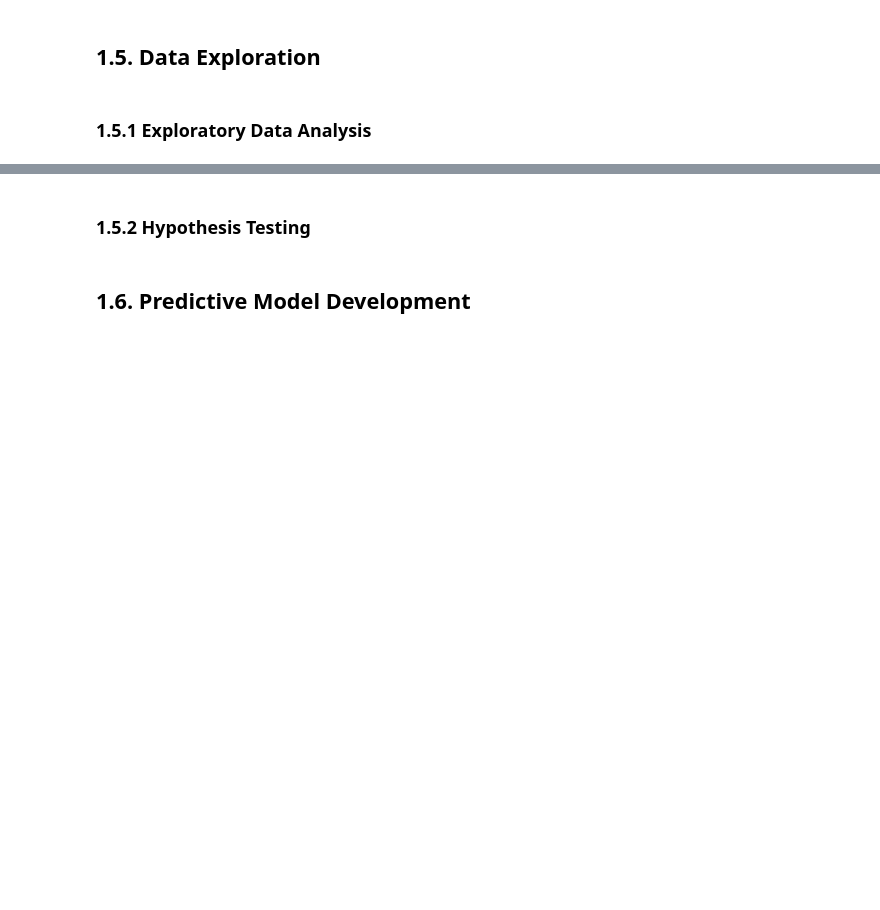
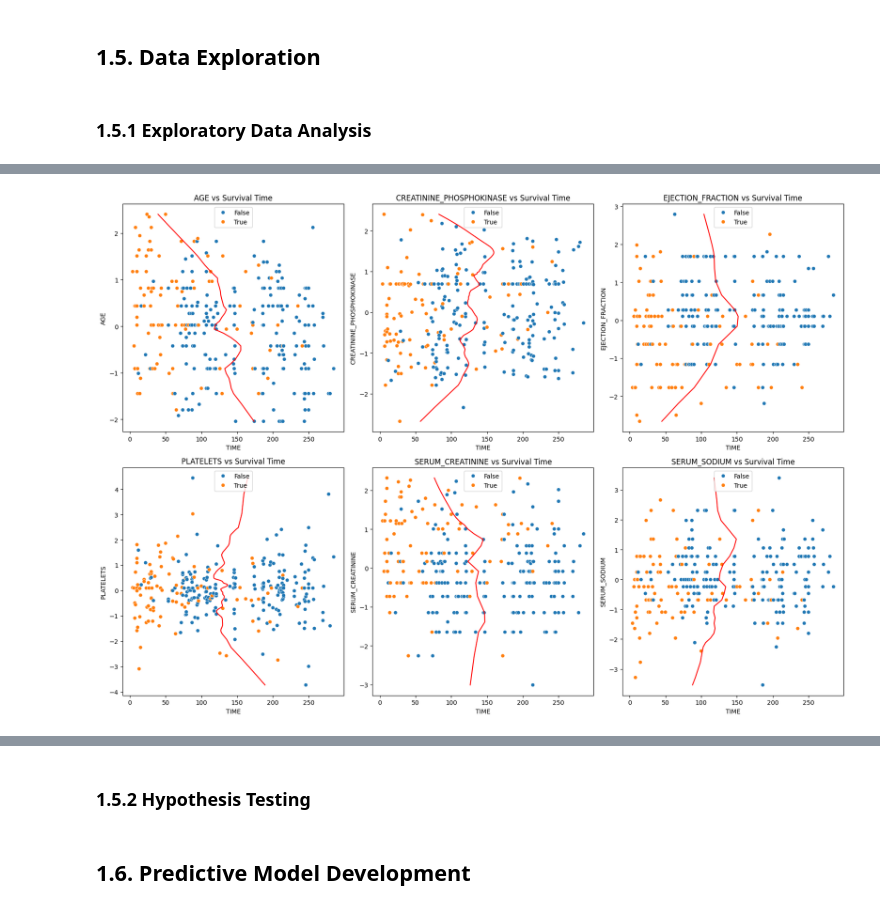
Before and after one commit to JohnPaulinePineda/Portfolio_Project_55, a Jupyter notebook: codes/EstimatingHeartFailureSurvivalRiskProfilesFromCardiovascularHematologicAndMetabolicMarkers.ipynb, the cells around one changed output, grey strips where cells are left out. Cells and saved outputs as stored; diff of their text form; code cells hidden in the pictures; blank space fills up the shorter version.

```diff
--- a/codes/EstimatingHeartFailureSurvivalRiskProfilesFromCardiovascularHematologicAndMetabolicMarkers.ipynb
+++ b/codes/EstimatingHeartFailureSurvivalRiskProfilesFromCardiovascularHematologicAndMetabolicMarkers.ipynb
@@ -1007,0 +1094,17 @@ display(numeric_column_outlier_summary)
+# %%
+##################################
+# Exploring the relationships between
+# the numeric predictors and survival time
+##################################
+plt.figure(figsize=(17, 12))
+for i in range(1, 7):
+    plt.subplot(2, 3, i)
+    sns.scatterplot(x='TIME', y=heart_failure_numeric_predictor.columns[i-1], hue='DEATH_EVENT', data=heart_failure_EDA)
+    loess_smoothed = lowess(heart_failure_EDA['TIME'], heart_failure_EDA[heart_failure_numeric_predictor.columns[i-1]], frac=0.3)
+    plt.plot(loess_smoothed[:, 1], loess_smoothed[:, 0], color='red')
+    plt.title(f'{heart_failure_numeric_predictor.columns[i-1]} vs Survival Time')
+    plt.legend(loc='upper center')
+plt.tight_layout()
+plt.show()
+# %% [output]
+[figure, added]
```
Also changed, not shown: parts of 6 cells of this notebook, 2 other files.
